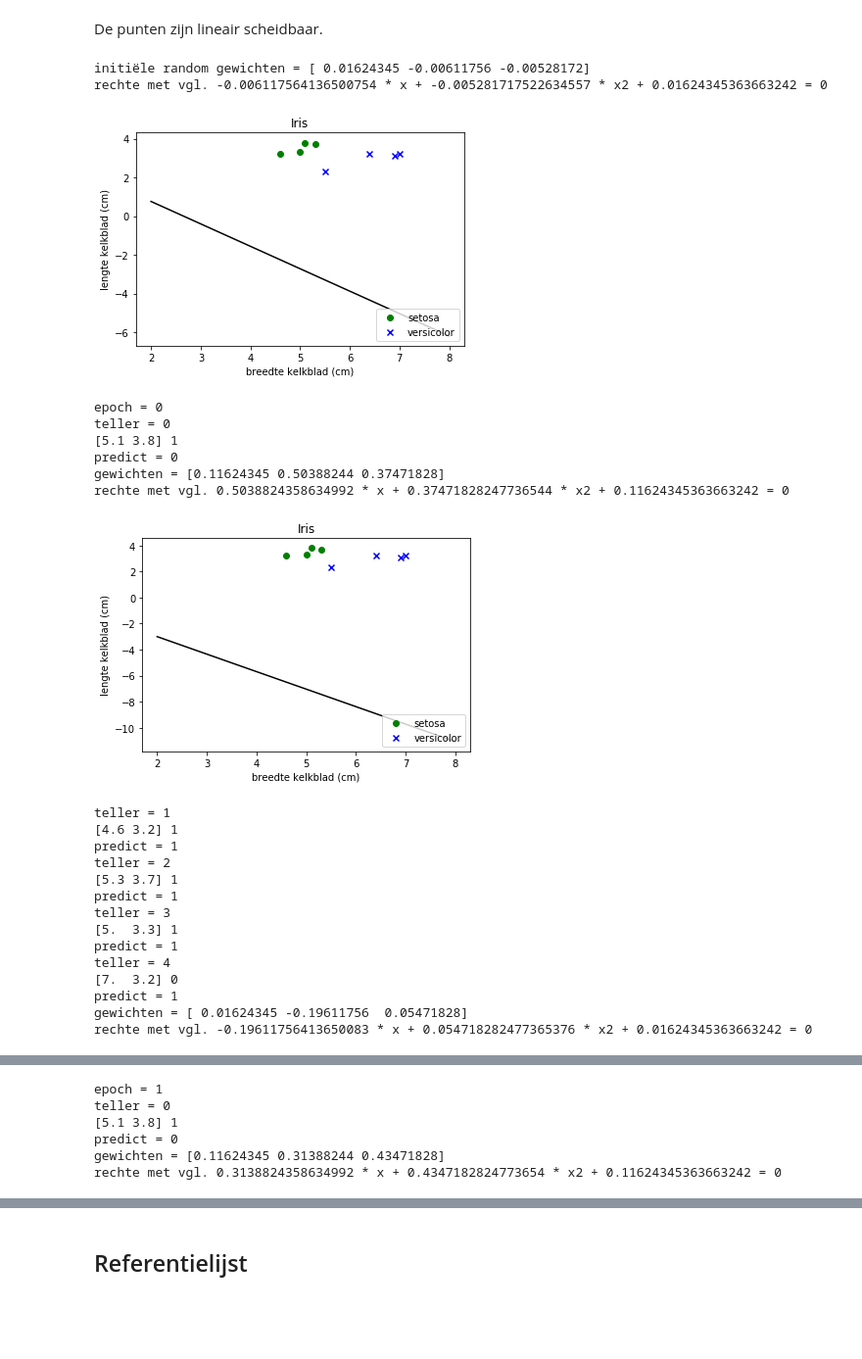
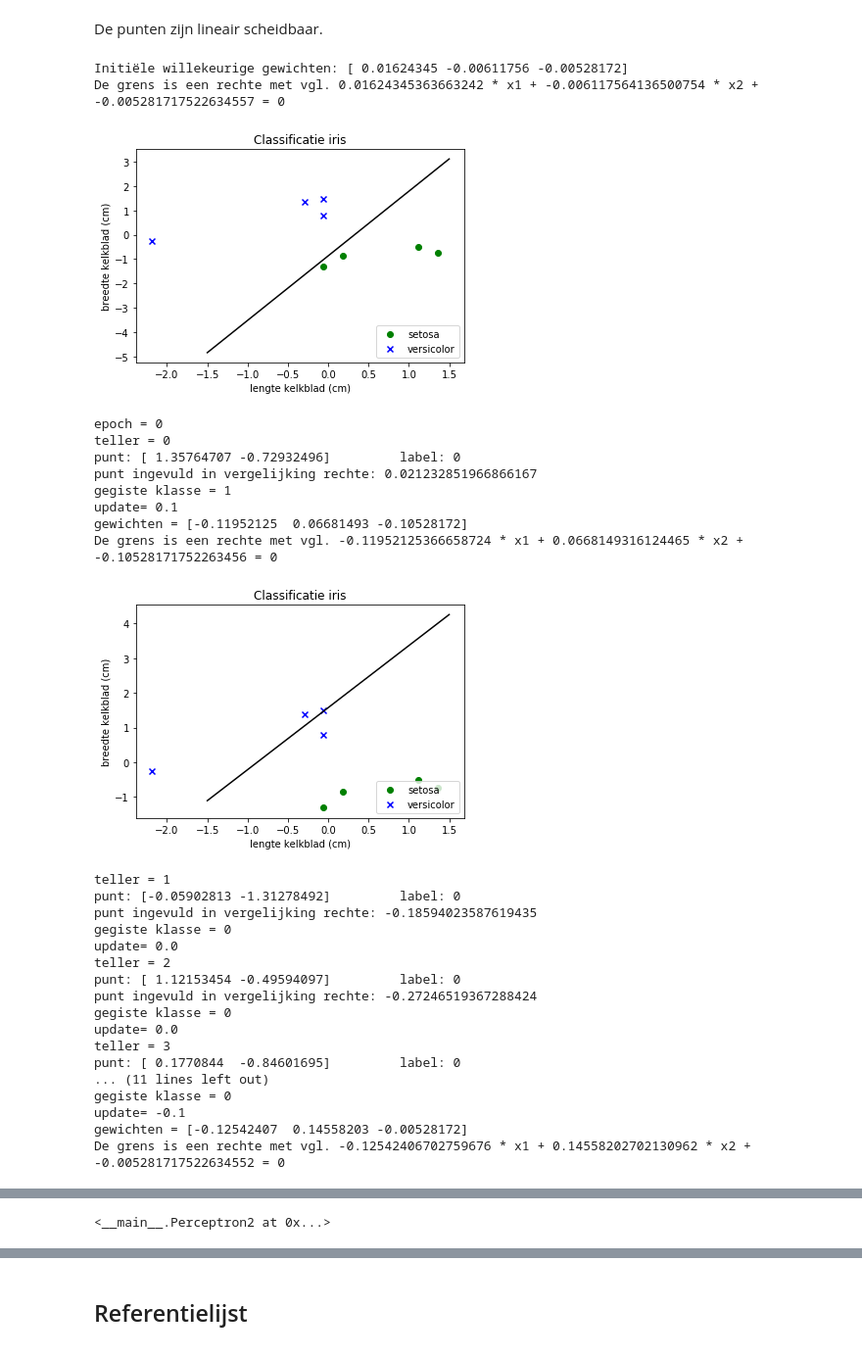
Before and after one commit to dwengovzw/KIKS, a Jupyter notebook: IntroductieMachineLearning/iris.ipynb, the cells around one changed output, grey strips where cells are left out. Shown at 98% size. Drawn from its saved outputs; the diff is of its cells as text; code cells hidden in the pictures; blank space fills up the shorter version.

```diff
--- a/IntroductieMachineLearning/iris.ipynb
+++ b/IntroductieMachineLearning/iris.ipynb
@@ -362,0 +564,4 @@ Bij toenemend aantal epochs, blijft de fout constant, dit wijst op een te grote
+# %%
+# perceptron, leersnelheid 0.001 en 20 pogingen
+ppn = Perceptron(eta=.001, n_iter=20)
+ppn.fit(X,y)
@@ -658,10 +716,10 @@ Gelukt!
 # %%
 # setosa en versicolor selecteren
-# breedte kelkblad en lengte bloemblad selecteren
-X2 = iris.iloc[46:54, [0, 1]].values  # gekozen irissen zijn de eerste 100, gekozen kenmerken in eerste en tweede kolom
-# X[:]
-# print(X)
-X2.shape        # X is een matrix met 100 rijen en 2 kolommen
+# breedte kelkblad en lengte kelkblad selecteren
+K2 = iris.iloc[46:54, [0, 1]].values  # gekozen kenmerken in eerste en tweede kolom
+# K2[:]
+# print(K2)
+K2.shape
 # %% [output]
 (8, 2)
 # %%
@@ -675,0 +731,8 @@ x22 = X2[:, 1]
+# %%
+x22 = K2[:, 0]      # breedte kelkblad speelt rol van x2 en komt terecht op de y-as
+x22 = (x22-np.mean(x22))/np.std(x22)
+x21 = K2[:, 1]     # breedte kelkblad speelt rol van x1 en komt terecht op de x-as
+x21 = (x21-np.mean(x21))/np.std(x21)
+# gestandaardiseerde kenmerken opnieuw in matrix steken
+X2 = np.stack((x21, x22), axis = 1) # axis 1 betekent dat x1 en x2 worden beschouwd als kolommen (bij axis 0 rijen)
+print(X2)
@@ -689,5 +761,5 @@ plt.show()
 De punten zijn lineair scheidbaar.
 # %%
 y2 = iris.iloc[46:54, 4].values             # labels, laatste kolom van de oorspronkelijke tabel
-y2 = np.where(y2 == "Iris-setosa", 1, 0)     # labels numeriek maken, setosa:1, versicolor:0
+y2 = np.where(y2 == "Iris-setosa", 0, 1)     # labels numeriek maken, setosa:1, versicolor:0
 # %%
@@ -762,28 +839,33 @@ class Perceptron22(object):
 # %%
-ppn = Perceptron22(eta=0.1, n_iter=8)
+ppn = Perceptron2(eta=0.1, n_iter=8)
 ppn.fit(X2,y2)
 # %% [output]
-initiële random gewichten = [ 0.01624345 -0.00611756 -0.00528172]
-rechte met vgl. -0.006117564136500754 * x + -0.005281717522634557 * x2 + 0.01624345363663242 = 0
+Initiële willekeurige gewichten: [ 0.01624345 -0.00611756 -0.00528172]
+De grens is een rechte met vgl. 0.01624345363663242 * x1 + -0.006117564136500754 * x2 + -0.005281717522634557 = 0
-[figure, old version]
+[figure, new version]
 epoch = 0
 teller = 0
-[5.1 3.8] 1
-predict = 0
-gewichten = [0.11624345 0.50388244 0.37471828]
-rechte met vgl. 0.5038824358634992 * x + 0.37471828247736544 * x2 + 0.11624345363663242 = 0
+punt: [ 1.35764707 -0.72932496]         label: 0
+punt ingevuld in vergelijking rechte: 0.021232851966866167
+gegiste klasse = 1
+update= 0.1
+gewichten = [-0.11952125  0.06681493 -0.10528172]
+De grens is een rechte met vgl. -0.11952125366658724 * x1 + 0.0668149316124465 * x2 + -0.10528171752263456 = 0
-[figure, old version]
+[figure, new version]
 teller = 1
-[4.6 3.2] 1
-predict = 1
+punt: [-0.05902813 -1.31278492]         label: 0
+punt ingevuld in vergelijking rechte: -0.18594023587619435
+gegiste klasse = 0
+update= 0.0
 teller = 2
-[5.3 3.7] 1
-predict = 1
+punt: [ 1.12153454 -0.49594097]         label: 0
+punt ingevuld in vergelijking rechte: -0.27246519367288424
+gegiste klasse = 0
+update= 0.0
 teller = 3
-[5.  3.3] 1
-predict = 1
-teller = 4
-[7.  3.2] 0
-predict = 1
-gewichten = [ 0.01624345 -0.19611756  0.05471828]
-rechte met vgl. -0.19611756413650083 * x + 0.054718282477365376 * x2 + 0.01624345363663242 = 0
+punt: [ 0.1770844  -0.84601695]         label: 0
+... (11 lines left out)
+gegiste klasse = 0
+update= -0.1
+gewichten = [-0.12542407  0.14558203 -0.00528172]
+De grens is een rechte met vgl. -0.12542406702759676 * x1 + 0.14558202702130962 * x2 + -0.005281717522634552 = 0
@@ -803,6 +890 @@ rechte met vgl. -0.19611756413650083 * x + 0.054718282477365376 * x2 + 0.0162434
-epoch = 1
-teller = 0
-[5.1 3.8] 1
-predict = 0
-gewichten = [0.11624345 0.31388244 0.43471828]
-rechte met vgl. 0.3138824358634992 * x + 0.4347182824773654 * x2 + 0.11624345363663242 = 0
+<__main__.Perceptron2 at 0x...>
```
Also changed, not shown: parts of 94 cells of this notebook.
